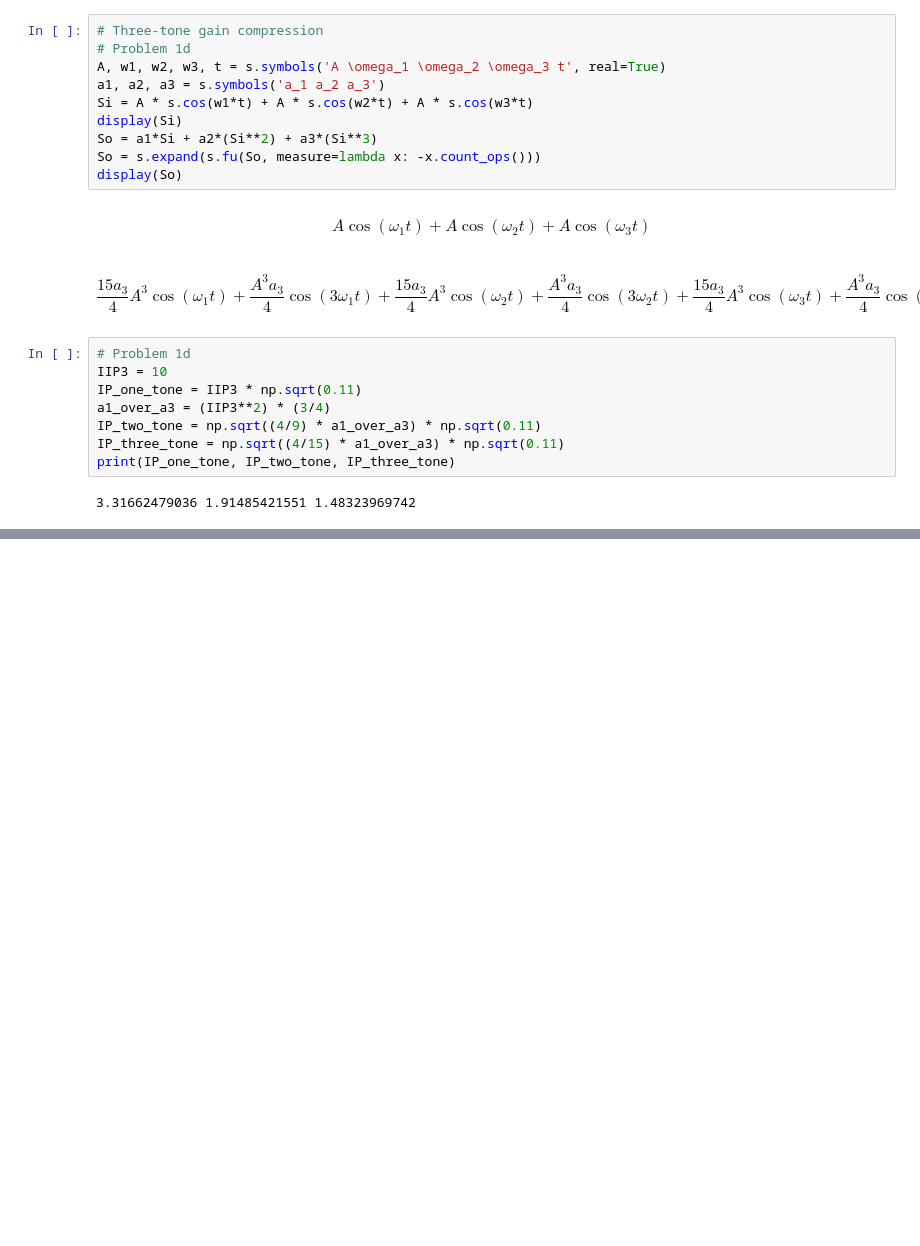
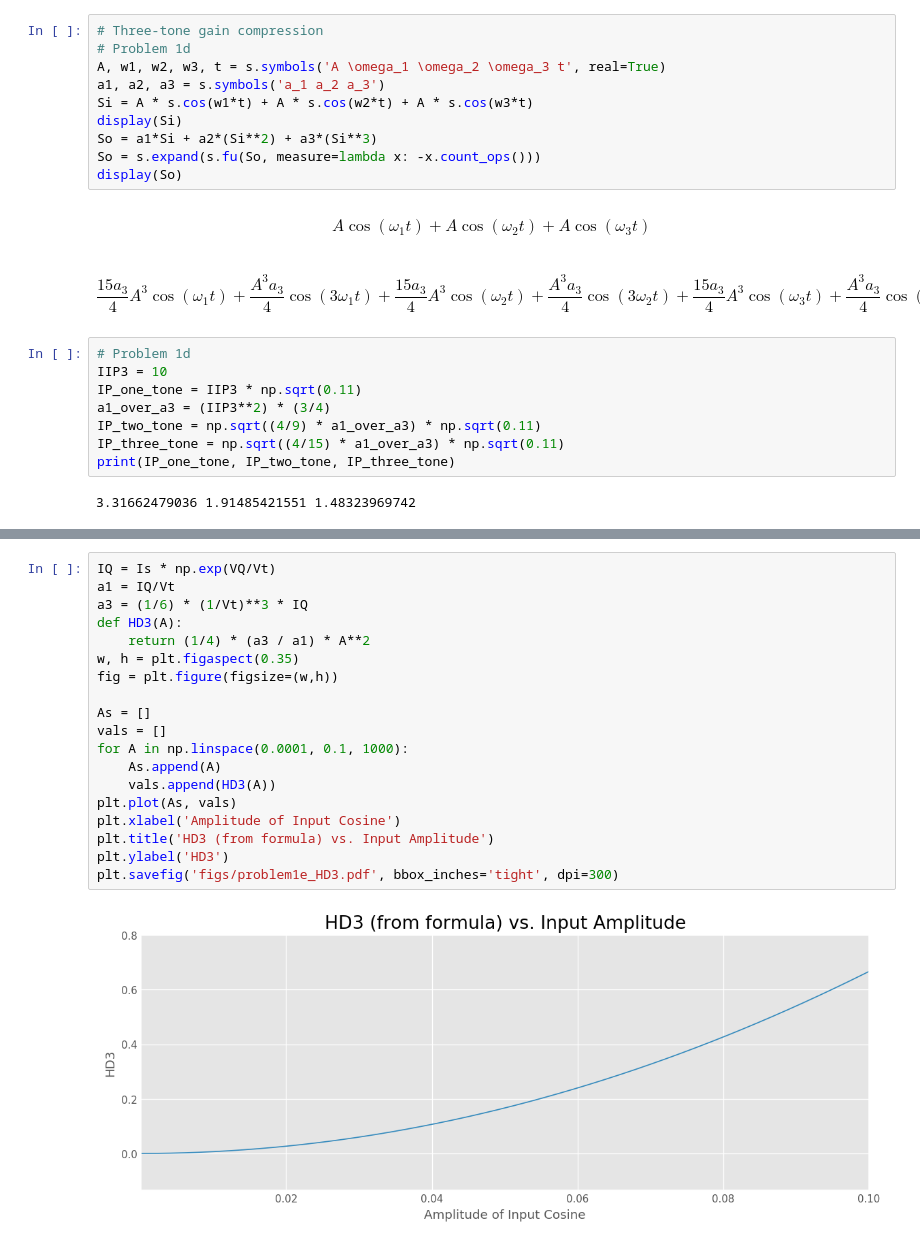
Before and after one commit to vighneshiyer/ee142, a Jupyter notebook: HW/hw9/hw9.ipynb, the cells around one changed output, grey strips where cells are left out. Cells and saved outputs as stored; diff of their text form; blank space fills up the shorter version.

```diff
--- a/HW/hw9/hw9.ipynb
+++ b/HW/hw9/hw9.ipynb
@@ -154,0 +192,21 @@ plt.plot(np.fft.fftfreq(sample_points.shape[-1]), np.fft.fft(I_out))
+# %%
+IQ = Is * np.exp(VQ/Vt)
+a1 = IQ/Vt
+a3 = (1/6) * (1/Vt)**3 * IQ
+def HD3(A):
+    return (1/4) * (a3 / a1) * A**2
+w, h = plt.figaspect(0.35)
+fig = plt.figure(figsize=(w,h))
+
+As = []
+vals = []
+for A in np.linspace(0.0001, 0.1, 1000):
+    As.append(A)
+    vals.append(HD3(A))
+plt.plot(As, vals)
+plt.xlabel('Amplitude of Input Cosine')
+plt.title('HD3 (from formula) vs. Input Amplitude')
+plt.ylabel('HD3')
+plt.savefig('figs/problem1e_HD3.pdf', bbox_inches='tight', dpi=300)
+# %% [output]
+[figure, added]
```
Also changed, not shown: parts of 3 cells of this notebook, 5 other files.
